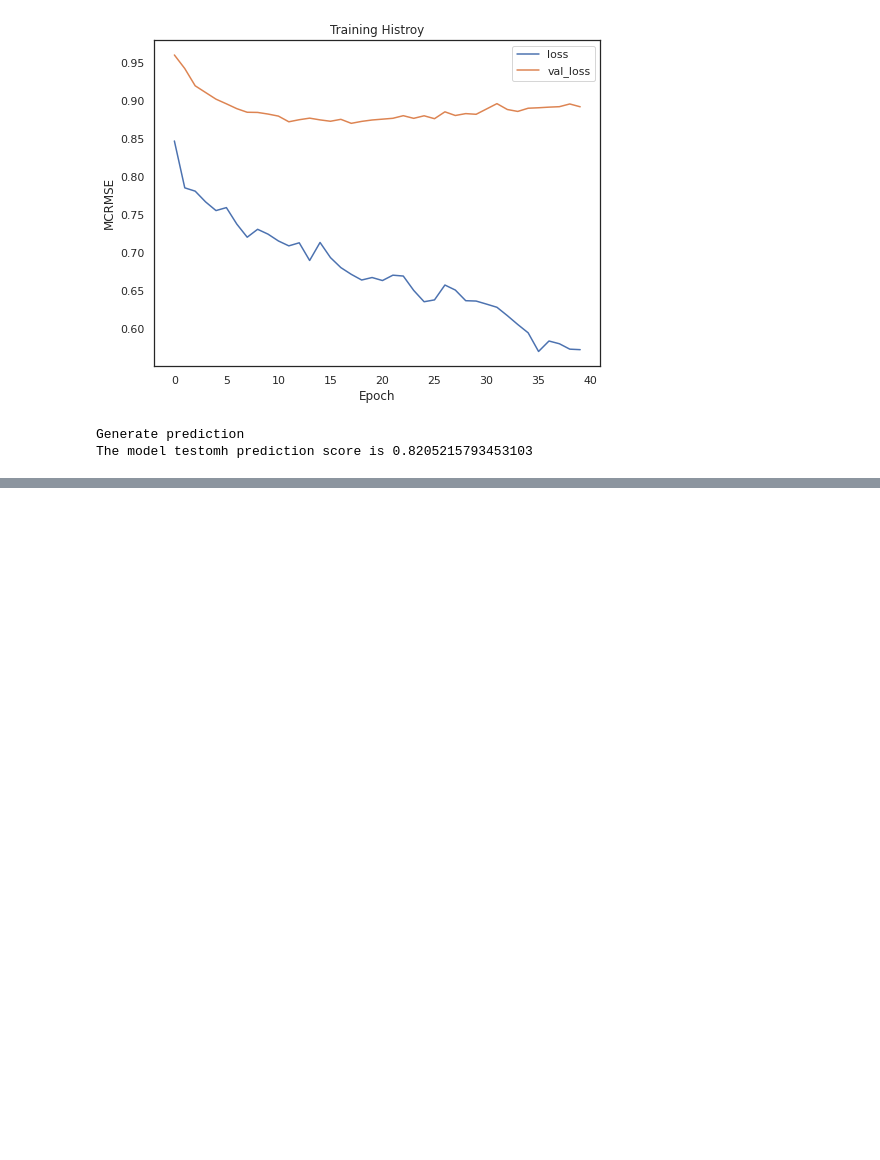
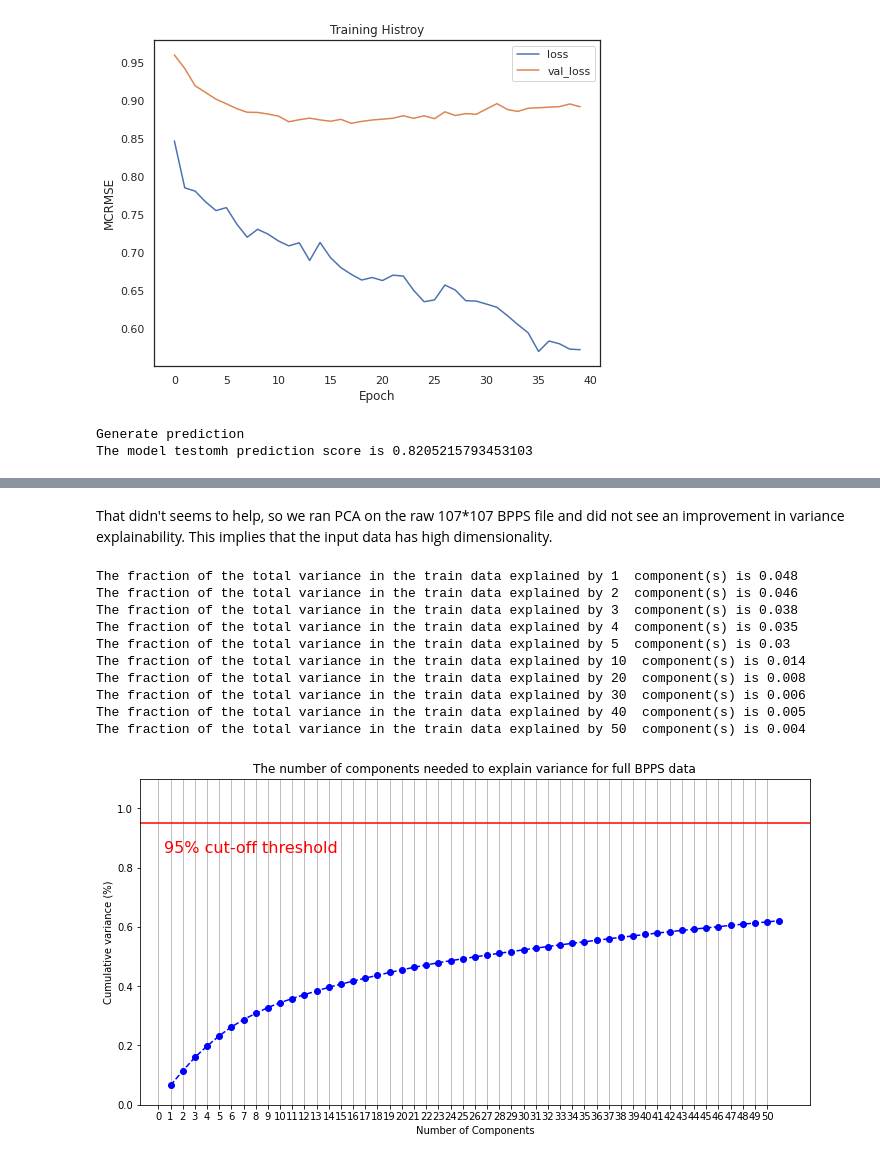
Before and after one commit to bruce-lam/W207_Final_Zhu_Yu_Lam, a Jupyter notebook: W207_Final_Project_Yu_Zhu_Lam.ipynb, the cells around one changed output, grey strips where cells are left out. Drawn from its saved outputs; the diff is of its cells as text; code cells hidden in the pictures; blank space fills up the shorter version.

```diff
--- a/W207_Final_Project_Yu_Zhu_Lam.ipynb
+++ b/W207_Final_Project_Yu_Zhu_Lam.ipynb
@@ -1190,0 +1320,54 @@ The model testomh prediction score is 0.8205215793453103
+# %% [markdown]
+That didn't seems to help, so we ran PCA on the raw 107*107 BPPS file and did not see an improvement in variance explainability. This implies that the input data has high dimensionality.
+# %%
+# Create a dataframe by reshaping the raw, full BPPS data
+single = np.array(full_train['bpps_full'].values.tolist()).reshape((2400, 107*107))
+single_df = pd.DataFrame(single)
+
+# Initialize PCA
+pca = PCA(n_components=51)
+# Fit PCA
+principalComponents = pca.fit_transform(single)
+# Create data frame of principal components
+principalDf = pd.DataFrame(data = principalComponents)
+# Create array of varaciance explained by each factor
+variance_explained = pca.explained_variance_ratio_
+# display(variance_explained)
+# Iniitalize sensitivity analysis for different numbers of factors
+k = [1, 2, 3, 4, 5, 10, 20, 30, 40, 50]
+for component in k:
+  print("The fraction of the total variance in the train data explained by",component, " component(s) is",round(variance_explained[component],3))
+
+# display(principalDf)
+# Plot number of principal components vs. cumulative variance explaiend
+plt.rcParams["figure.figsize"] = (12,6)
+
+fig, ax = plt.subplots()
+xi = np.arange(1, 52, step=1)
+y = np.cumsum(pca.explained_variance_ratio_)
+
+plt.ylim(0.0,1.1)
+plt.plot(xi, y, marker='o', linestyle='--', color='b')
+
+plt.xlabel('Number of Components')
+plt.xticks(np.arange(0, 51, step=1))
+plt.ylabel('Cumulative variance (%)')
+plt.title('The number of components needed to explain variance for full BPPS data')
+
+plt.axhline(y=0.95, color='r', linestyle='-')
+plt.text(0.5, 0.85, '95% cut-off threshold', color = 'red', fontsize=16)
+
+ax.grid(axis='x')
+plt.show()
+# %% [output]
+The fraction of the total variance in the train data explained by 1  component(s) is 0.048
+The fraction of the total variance in the train data explained by 2  component(s) is 0.046
+The fraction of the total variance in the train data explained by 3  component(s) is 0.038
+The fraction of the total variance in the train data explained by 4  component(s) is 0.035
+The fraction of the total variance in the train data explained by 5  component(s) is 0.03
+The fraction of the total variance in the train data explained by 10  component(s) is 0.014
+The fraction of the total variance in the train data explained by 20  component(s) is 0.008
+The fraction of the total variance in the train data explained by 30  component(s) is 0.006
+The fraction of the total variance in the train data explained by 40  component(s) is 0.005
+The fraction of the total variance in the train data explained by 50  component(s) is 0.004
+[figure, added]
```
Also changed, not shown: parts of 13 cells of this notebook.
